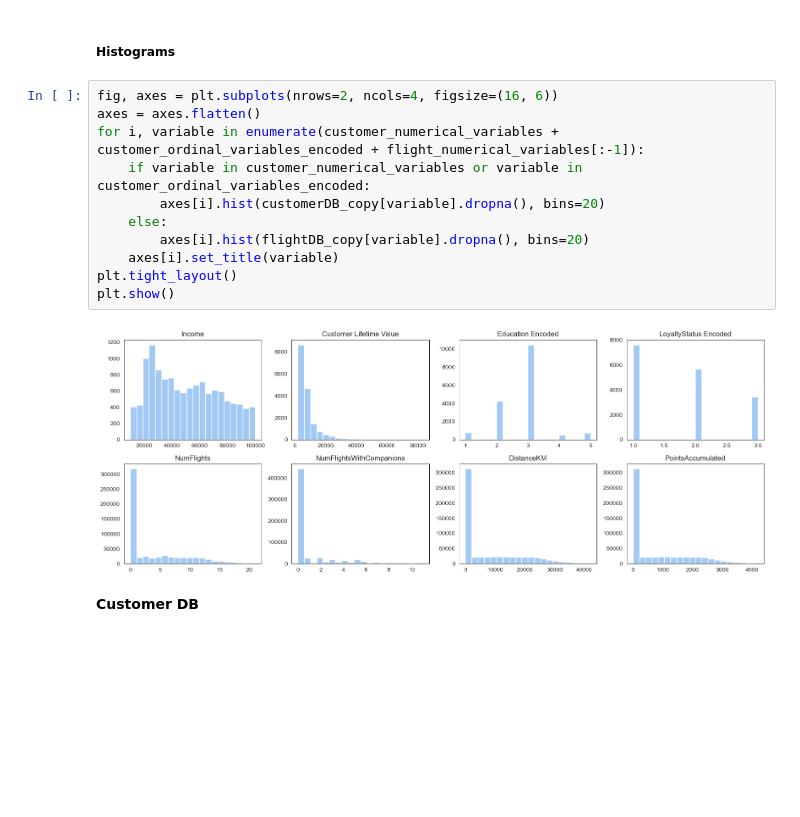
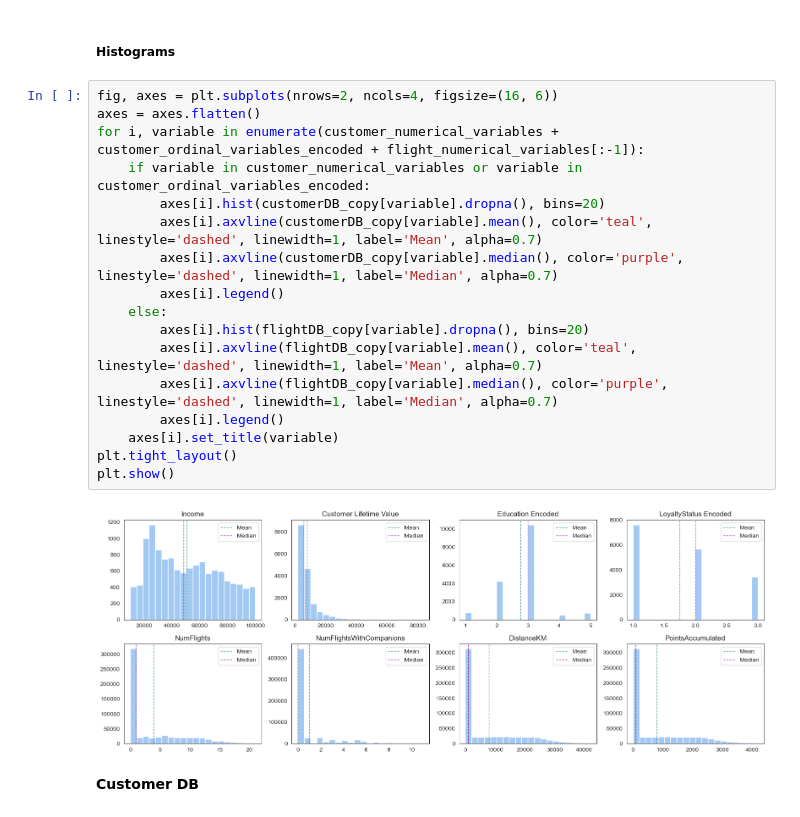
Before and after one commit to lCarvas/data-mining, a Jupyter notebook: src/Group94_EDA_Code.ipynb, the cells around one changed output. Saved outputs shown, nothing was run; the diff lists cells and outputs as text; blank space fills up the shorter version.

```diff
--- a/src/Group94_EDA_Code.ipynb
+++ b/src/Group94_EDA_Code.ipynb
@@ -741,16 +741,22 @@ Based on the comparison between the mean and the 50th percentile (median), we ca
 # %%
 fig, axes = plt.subplots(nrows=2, ncols=4, figsize=(16, 6))
 axes = axes.flatten()
 for i, variable in enumerate(customer_numerical_variables + customer_ordinal_variables_encoded + flight_numerical_variables[:-1]):
     if variable in customer_numerical_variables or variable in customer_ordinal_variables_encoded:
         axes[i].hist(customerDB_copy[variable].dropna(), bins=20)
+        axes[i].axvline(customerDB_copy[variable].mean(), color='teal', linestyle='dashed', linewidth=1, label='Mean', alpha=0.7)
+        axes[i].axvline(customerDB_copy[variable].median(), color='purple', linestyle='dashed', linewidth=1, label='Median', alpha=0.7)
+        axes[i].legend()
     else:
         axes[i].hist(flightDB_copy[variable].dropna(), bins=20)
+        axes[i].axvline(flightDB_copy[variable].mean(), color='teal', linestyle='dashed', linewidth=1, label='Mean', alpha=0.7)
+        axes[i].axvline(flightDB_copy[variable].median(), color='purple', linestyle='dashed', linewidth=1, label='Median', alpha=0.7)
+        axes[i].legend()
     axes[i].set_title(variable)
 plt.tight_layout()
 plt.show()
 # %% [output]
-[figure, old version]
+[figure, new version]
 # %% [markdown]
 **Customer DB**
 # %% [markdown]
```
Also changed, not shown: parts of 18 cells of this notebook.
